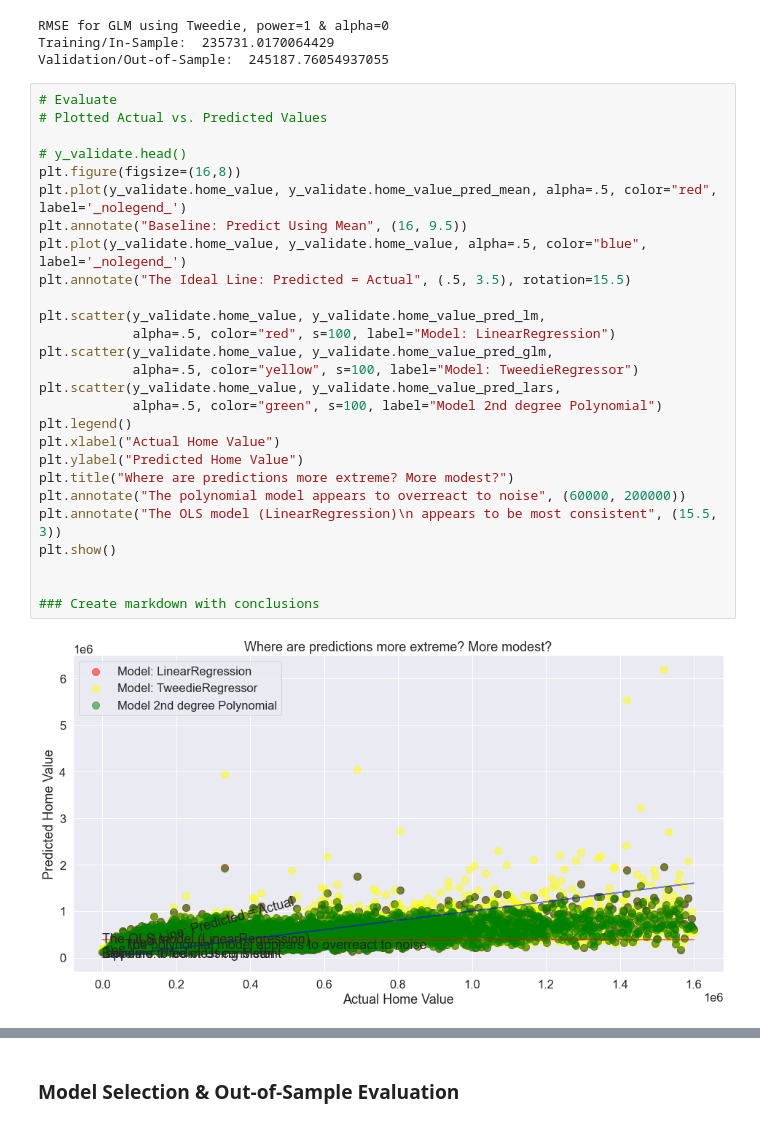
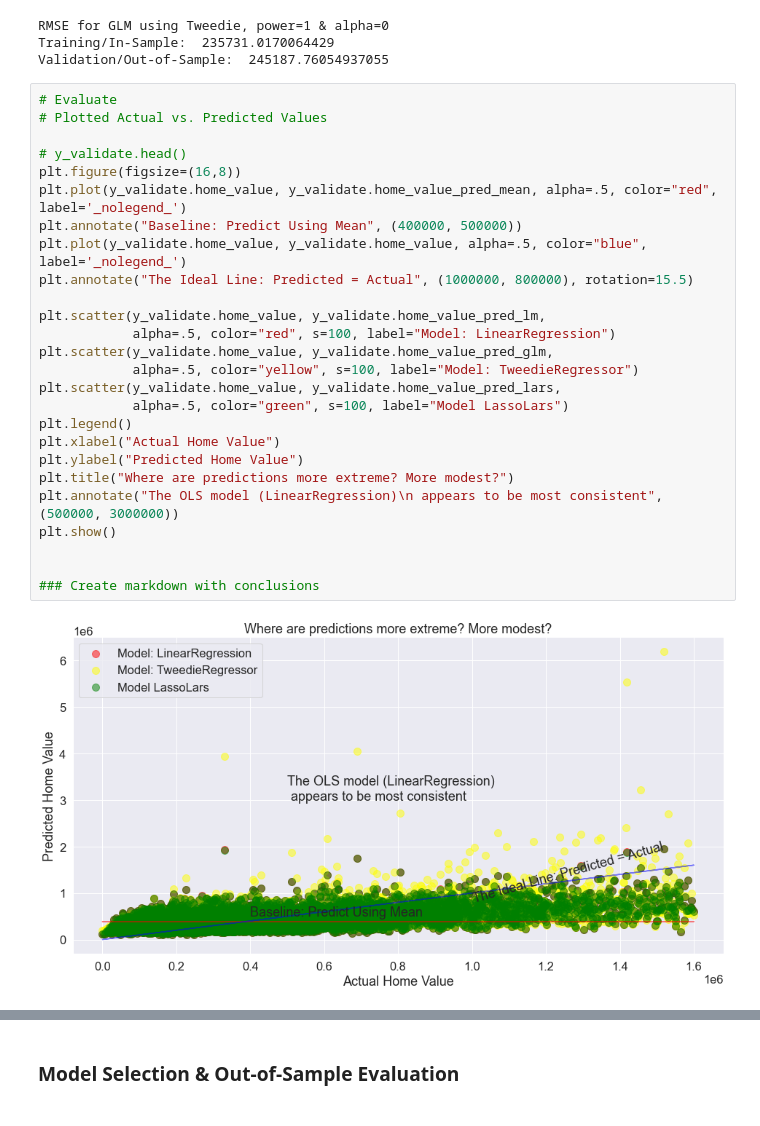
Before and after one commit to LuisVArce/Regression_Project, a Jupyter notebook: zillow_report.ipynb, the cells around one changed output, grey strips where cells are left out. Drawn from its saved outputs; the diff is of its cells as text.

```diff
--- a/zillow_report.ipynb
+++ b/zillow_report.ipynb
@@ -483,32 +493,31 @@ Validation/Out-of-Sample:  245187.76054937055
 # %%
 # Evaluate
 # Plotted Actual vs. Predicted Values
 
 # y_validate.head()
 plt.figure(figsize=(16,8))
 plt.plot(y_validate.home_value, y_validate.home_value_pred_mean, alpha=.5, color="red", label='_nolegend_')
-plt.annotate("Baseline: Predict Using Mean", (16, 9.5))
+plt.annotate("Baseline: Predict Using Mean", (400000, 500000))
 plt.plot(y_validate.home_value, y_validate.home_value, alpha=.5, color="blue", label='_nolegend_')
-plt.annotate("The Ideal Line: Predicted = Actual", (.5, 3.5), rotation=15.5)
+plt.annotate("The Ideal Line: Predicted = Actual", (1000000, 800000), rotation=15.5)
 
 plt.scatter(y_validate.home_value, y_validate.home_value_pred_lm,
             alpha=.5, color="red", s=100, label="Model: LinearRegression")
 plt.scatter(y_validate.home_value, y_validate.home_value_pred_glm,
             alpha=.5, color="yellow", s=100, label="Model: TweedieRegressor")
 plt.scatter(y_validate.home_value, y_validate.home_value_pred_lars,
-            alpha=.5, color="green", s=100, label="Model 2nd degree Polynomial")
+            alpha=.5, color="green", s=100, label="Model LassoLars")
 plt.legend()
 plt.xlabel("Actual Home Value")
 plt.ylabel("Predicted Home Value")
 plt.title("Where are predictions more extreme? More modest?")
-plt.annotate("The polynomial model appears to overreact to noise", (60000, 200000))
-plt.annotate("The OLS model (LinearRegression)\n appears to be most consistent", (15.5, 3))
+plt.annotate("The OLS model (LinearRegression)\n appears to be most consistent", (500000, 3000000))
 plt.show()
 
 
 ### Create markdown with conclusions
 # %% [output]
-[figure, old version]
+[figure, new version]
 # %%
 # y_validate.head()
 plt.figure(figsize=(16,8))
```
Also changed, not shown: parts of 22 cells of this notebook.
